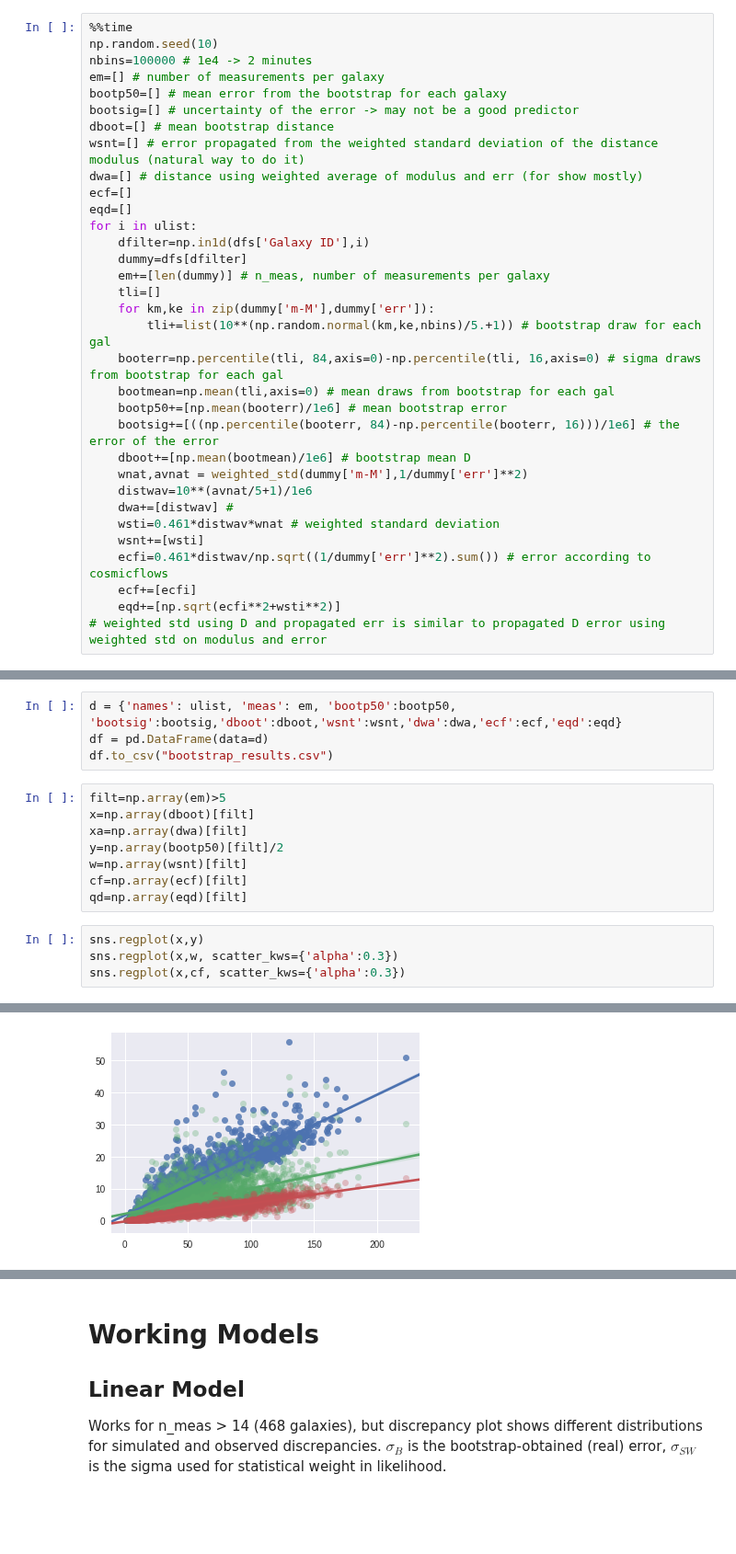
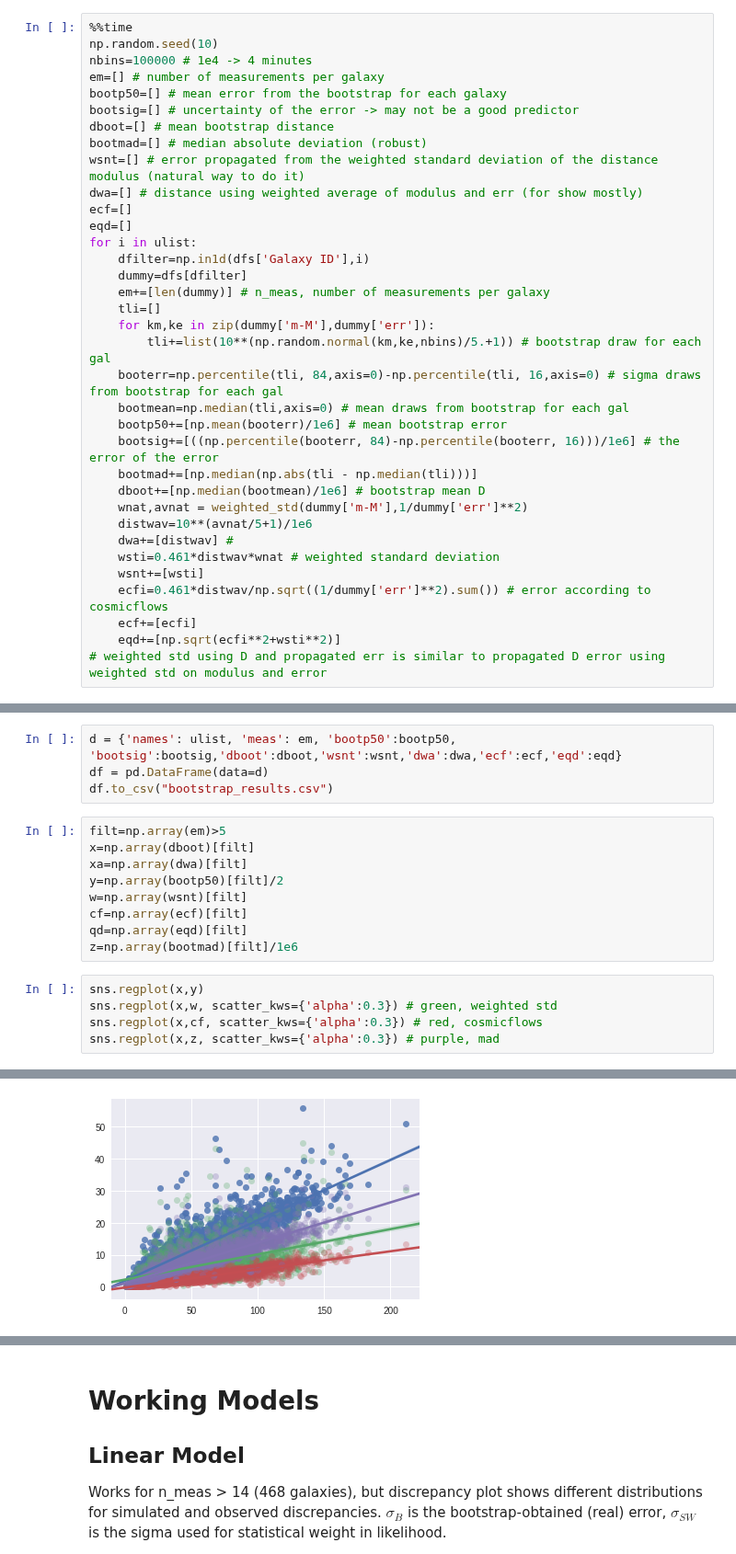
Before and after one commit to saint-germain/anisotropias, a Jupyter notebook: correctdiscrepancy.ipynb, the cells around one changed output, grey strips where cells are left out. Shown at 92% size. Drawn from its saved outputs; the diff is of its cells as text; blank space fills up the shorter version.

```diff
--- a/correctdiscrepancy.ipynb
+++ b/correctdiscrepancy.ipynb
@@ -78,11 +78,12 @@ No. of Galaxies without reported errors is 818
 # %%
 %%time
 np.random.seed(10)
-nbins=100000 # 1e4 -> 2 minutes
+nbins=100000 # 1e4 -> 4 minutes
 em=[] # number of measurements per galaxy
 bootp50=[] # mean error from the bootstrap for each galaxy
 bootsig=[] # uncertainty of the error -> may not be a good predictor
 dboot=[] # mean bootstrap distance
+bootmad=[] # median absolute deviation (robust)
 wsnt=[] # error propagated from the weighted standard deviation of the distance modulus (natural way to do it)
 dwa=[] # distance using weighted average of modulus and err (for show mostly)
 ecf=[]
@@ -95,10 +96,11 @@ for i in ulist:
     for km,ke in zip(dummy['m-M'],dummy['err']):
         tli+=list(10**(np.random.normal(km,ke,nbins)/5.+1)) # bootstrap draw for each gal
     booterr=np.percentile(tli, 84,axis=0)-np.percentile(tli, 16,axis=0) # sigma draws from bootstrap for each gal
-    bootmean=np.mean(tli,axis=0) # mean draws from bootstrap for each gal
+    bootmean=np.median(tli,axis=0) # mean draws from bootstrap for each gal
     bootp50+=[np.mean(booterr)/1e6] # mean bootstrap error
     bootsig+=[((np.percentile(booterr, 84)-np.percentile(booterr, 16)))/1e6] # the error of the error
-    dboot+=[np.mean(bootmean)/1e6] # bootstrap mean D
+    bootmad+=[np.median(np.abs(tli - np.median(tli)))]
+    dboot+=[np.median(bootmean)/1e6] # bootstrap mean D
     wnat,avnat = weighted_std(dummy['m-M'],1/dummy['err']**2)
     distwav=10**(avnat/5+1)/1e6
     dwa+=[distwav] #
@@ -123,11 +125,13 @@ y=np.array(bootp50)[filt]/2
 w=np.array(wsnt)[filt]
 cf=np.array(ecf)[filt]
 qd=np.array(eqd)[filt]
+z=np.array(bootmad)[filt]/1e6
 # %%
 sns.regplot(x,y)
-sns.regplot(x,w, scatter_kws={'alpha':0.3})
-sns.regplot(x,cf, scatter_kws={'alpha':0.3})
+sns.regplot(x,w, scatter_kws={'alpha':0.3}) # green, weighted std
+sns.regplot(x,cf, scatter_kws={'alpha':0.3}) # red, cosmicflows
+sns.regplot(x,z, scatter_kws={'alpha':0.3}) # purple, mad
 # %% [output]
 <matplotlib.axes._subplots.AxesSubplot at 0x...>
-[figure, old version]
+[figure, new version]
 # %%
```
Also changed, not shown: parts of 8 cells of this notebook, 3 other files.
